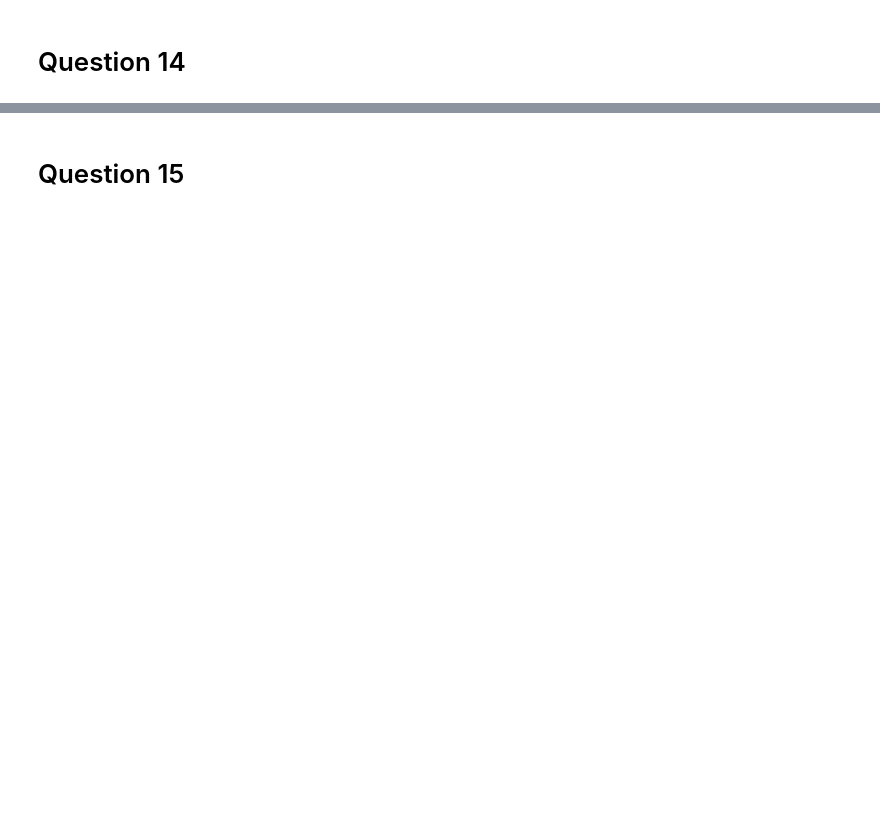
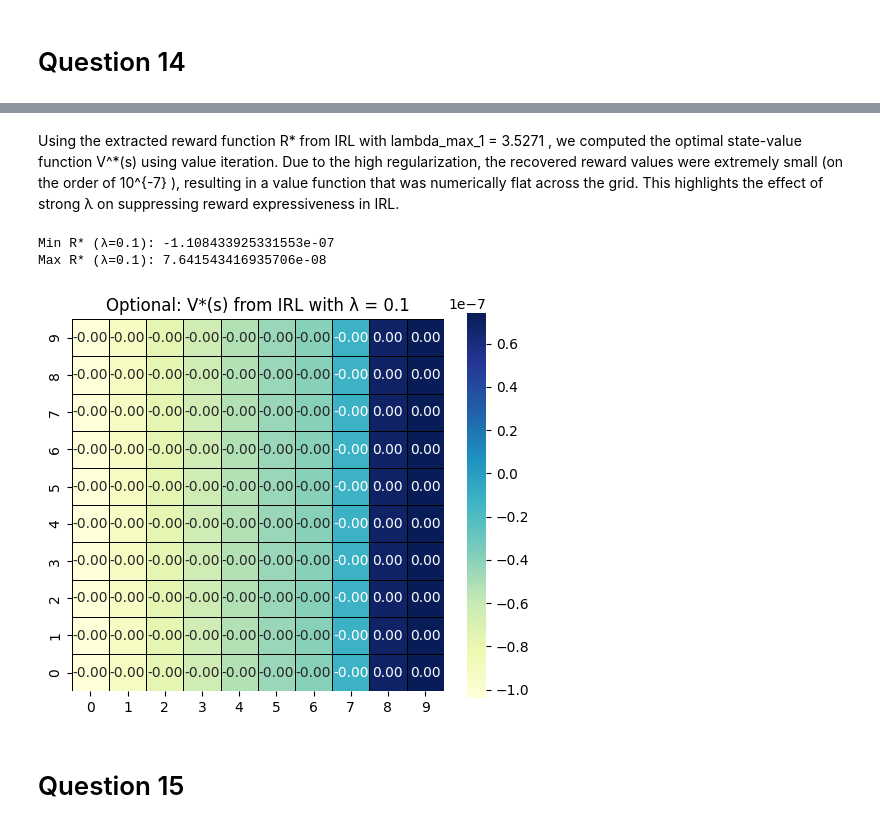
Before and after one commit to kbaseba/232E, a Jupyter notebook: Project_3/ECE232E_Project3_606539982_106405230_106303745.ipynb, the cells around one changed output, grey strips where cells are left out. Saved outputs shown, nothing was run; the diff lists cells and outputs as text; code cells hidden in the pictures; blank space fills up the shorter version.

```diff
--- a/Project_3/ECE232E_Project3_606539982_106405230_106303745.ipynb
+++ b/Project_3/ECE232E_Project3_606539982_106405230_106303745.ipynb
@@ -298,9 +298,9 @@ action_arrows = {0: (1, 0), 1: (-1, 0), 2: (0, 1), 3: (0, -1)}  # (dx, dy) for a
 action_labels = {0: '→', 1: '←', 2: '↑', 3: '↓'}
 
 # Reward Function 1
-reward_function = np.zeros(num_states)
-reward_function[[25, 26, 35, 36, 41, 42, 51, 52, 82, 83, 92, 93]] = -10
-reward_function[99] = 1
+reward_function_1 = np.zeros(num_states)
+reward_function_1[[25, 26, 35, 36, 41, 42, 51, 52, 82, 83, 92, 93]] = -10
+reward_function_1[99] = 1
 
 # Transition Probability Matrix: P[s, s', a]
 P = np.zeros((num_states, num_states, num_actions))
@@ -347,7 +347,7 @@ def value_iteration():
         for s in range(num_states):
             q_values = []
             for a in actions:
-                q = np.sum(P[s, :, a] * (reward_function + gamma * V))
+                q = np.sum(P[s, :, a] * (reward_function_1 + gamma * V))
                 q_values.append(q)
             V_new[s] = max(q_values)
             delta = max(delta, abs(V[s] - V_new[s]))
@@ -365,13 +365,13 @@ def compute_optimal_policy(V):
     for s in range(num_states):
         q_values = []
         for a in actions:
-            q = np.sum(P[s, :, a] * (reward_function + gamma * V))
+            q = np.sum(P[s, :, a] * (reward_function_1 + gamma * V))
             q_values.append(q)
         policy[s] = np.argmax(q_values)
     return policy
 
 # Compute the optimal policy
-policy = compute_optimal_policy(optimal_V)
+optimal_policy_reward_1 = compute_optimal_policy(optimal_V)
 
 # Visualize the optimal policy with arrows
 def plot_policy(policy, title):
@@ -395,12 +395,12 @@ def plot_policy(policy, title):
     plt.show()
 
 # Plot the optimal policy
-plot_policy(policy, "Optimal Policy with Arrows")
+plot_policy(optimal_policy_reward_1, "Optimal Policy with Arrows")
 
 # Print some policy values for verification
-print(f"Policy at state 25 (should move away from penalty): {action_labels[policy[25]]}")
-print(f"Policy at state 99 (goal state, should be arbitrary): {action_labels[policy[99]]}")
-print(f"Policy at state 0 (should move towards goal): {action_labels[policy[0]]}")
+print(f"Policy at state 25 (should move away from penalty): {action_labels[optimal_policy_reward_1[25]]}")
+print(f"Policy at state 99 (goal state, should be arbitrary): {action_labels[optimal_policy_reward_1[99]]}")
+print(f"Policy at state 0 (should move towards goal): {action_labels[optimal_policy_reward_1[0]]}")
 # %% [output]
 [figure]
 Policy at state 25 (should move away from penalty): ↑
@@ -539,2 +751,31 @@ D_row = [ -e_i^T, 0^T, 0^T ], b_row = [ R_max ]
+# %% [markdown]
+Using the extracted reward function  R*  from IRL with lambda_max_1 = 3.5271 , we computed the optimal state-value function  V^*(s)  using value iteration. Due to the high regularization, the recovered reward values were extremely small (on the order of  10^{-7} ), resulting in a value function that was numerically flat across the grid. This highlights the effect of strong λ on suppressing reward expressiveness in IRL.
+# %%
+# Step 1: Solve IRL with lower λ - Experimentation
+lambda_low = 0.1
+c_low, G_low, h_low = build_irl_lp(lambda_low, Pa, expert_policy, gamma, R_max)
+solution_low = solvers.lp(c_low, G_low, h_low)
+
+# Step 2: Extract recovered reward R* (lower lambda)
+R_star_low = np.array(solution_low['x'][:100]).flatten()
+print("Min R* (λ=0.1):", np.min(R_star_low))
+print("Max R* (λ=0.1):", np.max(R_star_low))
+
+# Step 3: Compute value function V* from R*
+V_star_low = value_iteration(P, R_star_low, gamma)
+
+# Step 4: Plot the value heatmap
+V_star_low_grid = V_star_low.reshape((10, 10))
+
+plt.figure(figsize=(6, 5))
+sns.heatmap(V_star_low_grid, annot=True, fmt=".2f", cmap="YlGnBu", square=True,
+            cbar=True, linewidths=0.5, linecolor='black')
+plt.title("Optional: V*(s) from IRL with λ = 0.1")
+plt.gca().invert_yaxis()
+plt.show()
+# %% [output]
+Min R* (λ=0.1): -1.108433925331553e-07
+Max R* (λ=0.1): 7.641543416935706e-08
+[figure, added]
 # %% [markdown]
 # Question 15
```
Also changed, not shown: parts of 13 cells of this notebook.
